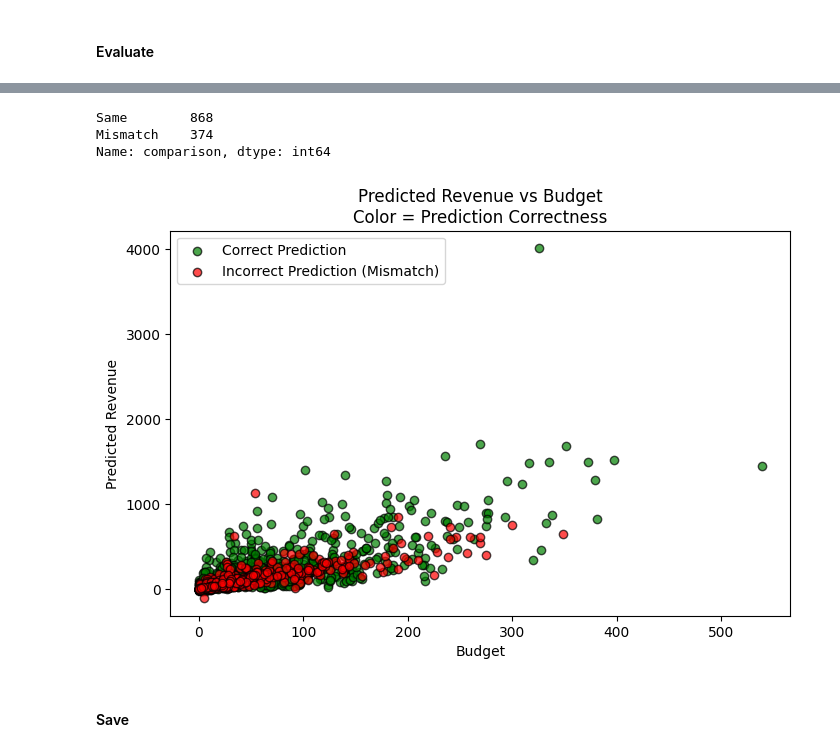
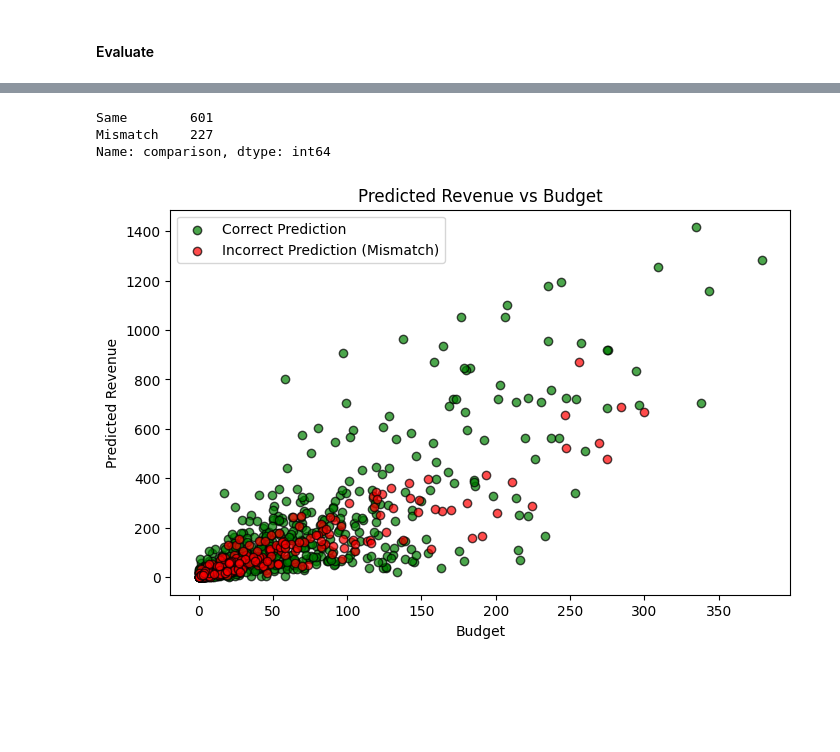
Before and after one commit to achakraborty2024/Cinema-Analysis-Prediction-System, a Jupyter notebook: src/movie_revenue_prediction-xgb.ipynb, the cells around one changed output, grey strips where cells are left out. Drawn from its saved outputs; the diff is of its cells as text; code cells hidden in the pictures; blank space fills up the shorter version.

```diff
--- a/src/movie_revenue_prediction-xgb.ipynb
+++ b/src/movie_revenue_prediction-xgb.ipynb
@@ -170,6 +170,9 @@ print(len(movies_full_df[movies_full_df['revenue'] == 0]))
 859
 662
 859
+# %%
+# Convert rating type to int
+movies_full_df['vote_average'] = movies_full_df['vote_average'].apply(int)
 # %%
 # Convert string to list for genre_labels
 movies_full_df["genre_labels"] = movies_full_df["genre_labels"].apply(
@@ -309,10 +312,10 @@ movies['budget_bin_label'] = movies['budget_category'].map(bin_label_map)
 Cluster centers (millions): [   6.09445345   22.92241255   41.30114725   62.88906236   93.99453803
   133.44758708  184.99306169  248.51850467  355.32151481 1696.69254857]
 # %%
-# Remove categary where number of samples less than 5
+'''# Remove categary where number of samples less than 5
 counts = movies['budget_category'].value_counts()
 classes_to_remove = counts[counts < 5].index.tolist()
 print(classes_to_remove)
 movies = movies[~movies['budget_category'].isin(classes_to_remove)]
-movies = movies.reset_index(drop=True)
+movies = movies.reset_index(drop=True)'''
 # %% [output]
@@ -640,17 +671,20 @@ class RevenueRegressor:
     def __init__(self, xgb_params=None):
 
         self.xgb_params = xgb_params if xgb_params is not None else {
-            "n_estimators": 300,
-            "max_depth": 3,
-            "learning_rate": 0.1,
-            "random_state": 42
+            'objective':'reg:absoluteerror',
+            'n_estimators': 300,
+            'max_depth': 6,
+            'learning_rate': 0.1,
+            'random_state': 42,
+            'eval_metric':'mae',
+            'early_stopping_rounds':10
         }
         self.model = XGBRegressor(**self.xgb_params)
 
 
-    def fit(self, X, y):
+    def fit(self, X, y, X_val, y_val):
         # Fit model
-        self.model.fit(X, y)
+        self.model.fit(X, y, eval_set=[(X_val, y_val)], verbose=False)
 
     def feature_importance(self):
         importances = self.model.feature_importances_
@@ -725,6 +759,7 @@ class RevenueRegressor:
 
     def save_model(self):
         self.model.save_model("../model/revenue_prediction_xgb_model.json")
+        self.model.save_model("../model/revenue_prediction_xgb_model.bin")
 # %% [markdown]
 ##### budget class
 
@@ -746,5 +783,6 @@ class RevenueRegressor:
 # %%
 # Define features to train on
+
 features = [
     "budget_corrected",
     'popularity',
@@ -753,6 +791,7 @@ features = [
     'budget_category',
     'main_genre_label',
     'vote_count',
+    'vote_average'
 ]
 
 # Define target variable
@@ -760,16 +799,20 @@ target_to_predict = 'revenue_corrected'
 X = movies[features]
 y = movies[target_to_predict]
 
-# Split train/test
-X_train, X_test, y_train, y_test = train_test_split(X, y, test_size=0.3, random_state=42)
+# Train / temp split
+X_train, X_temp, y_train, y_temp = train_test_split( X, y, test_size=0.4, random_state=42)
+
+# val / test split
+X_val, X_test, y_val, y_test = train_test_split( X_temp, y_temp, test_size=0.5, random_state=42)
 
 print("Train size:", len(X_train))
 print("Test size:", len(X_test))
+print("Val size:", len(X_val))
 
 # Initialize regressor object
 regressor_xg = RevenueRegressor()
 # Train model
-regressor_xg.fit(X_train, y_train)
+regressor_xg.fit(X_train, y_train, X_val, y_val)
 
 # Check feature importance
 regressor_xg.feature_importance()
@@ -796,42 +892,40 @@ hit_flop_df = regressor_xg.hit_or_flop_df(X_test["budget_corrected"], y_pred, y_
 # %%
 print(hit_flop_df['comparison'].value_counts())
 # %% [output]
-Same        868
-Mismatch    374
+Same        601
+Mismatch    227
 Name: comparison, dtype: int64
 # %%
 # Split data
 same = hit_flop_df[hit_flop_df["comparison"] == "Same"]
 mismatch = hit_flop_df[hit_flop_df["comparison"] == "Mismatch"]
 
 plt.figure(figsize=(8,5))
 
 # Plot correct predictions (green)
 plt.scatter(
     same["budget"],
     same["revenue_pred"],
     color="green",
     label="Correct Prediction",
     alpha=0.7,
     edgecolor='black'
 )
 
 # Plot mismatches (red)
 plt.scatter(
     mismatch["budget"],
     mismatch["revenue_pred"],
     color="red",
     label="Incorrect Prediction (Mismatch)",
     alpha=0.7,
     edgecolor='black'
 )
 
 plt.xlabel("Budget")
 plt.ylabel("Predicted Revenue")
-plt.title("Predicted Revenue vs Budget\nColor = Prediction Correctness")
+plt.title("Predicted Revenue vs Budget")
 plt.legend()
 plt.show()
 # %% [output]
-[figure, old version]
+[figure, new version]
-# %% [markdown]
-#### Save
```
Also changed, not shown: parts of 42 cells of this notebook, 1 other file.
